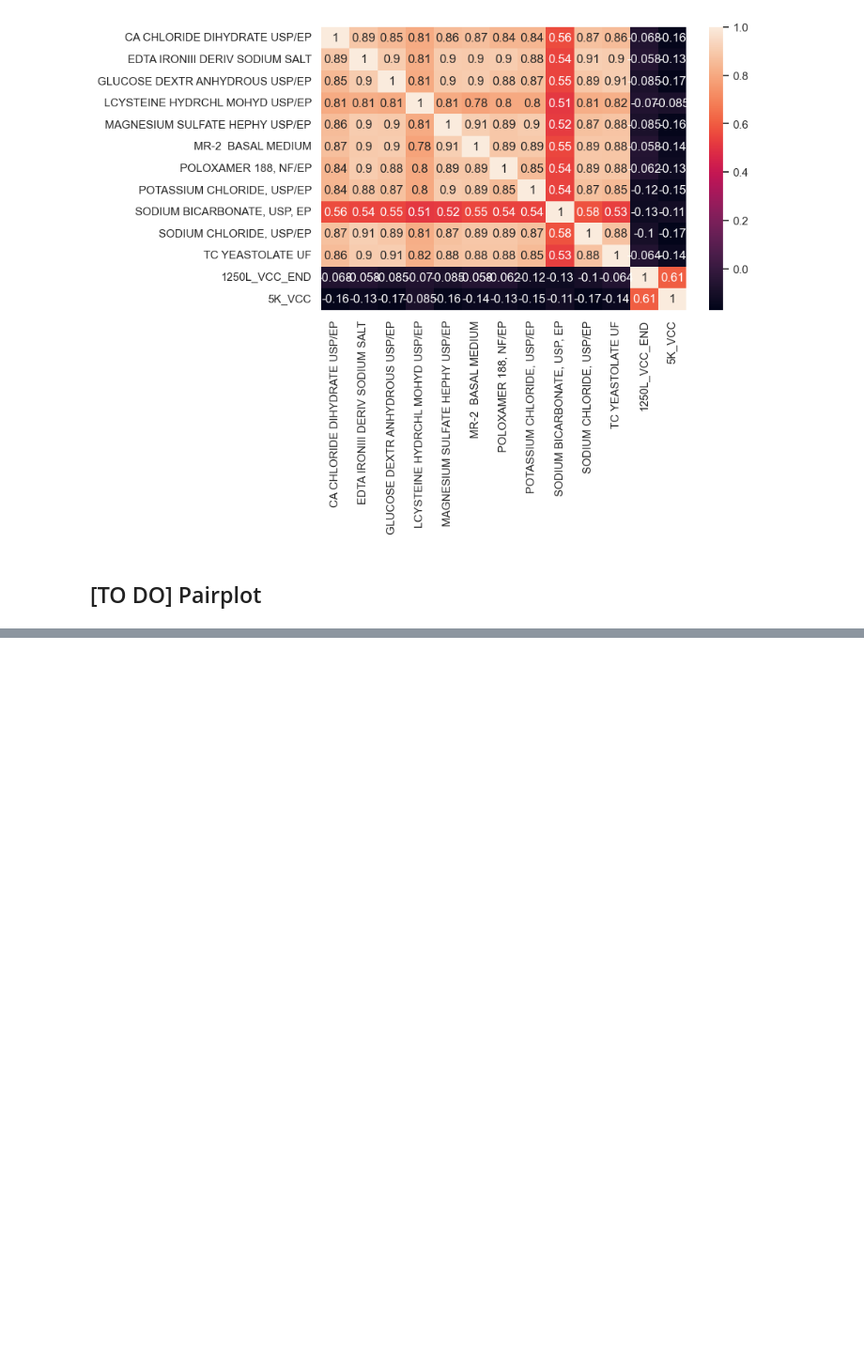
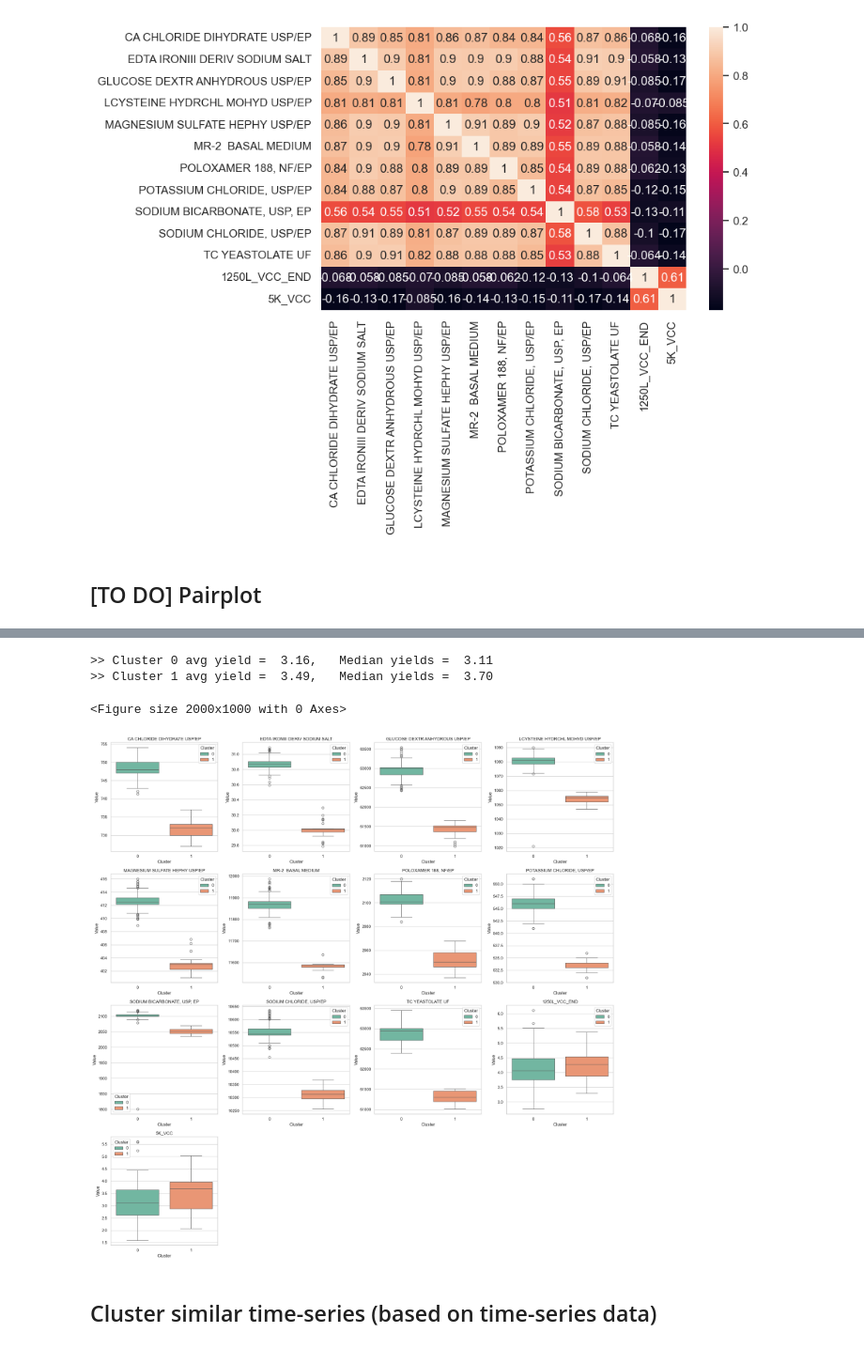
Before and after one commit to shaanchandra/multivariate_timeseries_cheatsheet, a Jupyter notebook: mv_ts_EDA.ipynb, the cells around one changed output, grey strips where cells are left out. Shown at 94% size. Drawn from its saved outputs; the diff is of its cells as text; code cells hidden in the pictures; blank space fills up the shorter version.

```diff
--- a/mv_ts_EDA.ipynb
+++ b/mv_ts_EDA.ipynb
@@ -149,0 +162,12 @@ sns.heatmap(merged_df[corr_cols].corr(), annot=True)
+# %%
+print(f">> Cluster 0 avg yield = {cluster_obj.meta_data[cluster_obj.meta_data['Cluster'] == 0]['5K_VCC'].mean() : .2f},   Median yields = {cluster_obj.meta_data[cluster_obj.meta_data['Cluster'] == 0]['5K_VCC'].median() : .2f} ")
+print(f">> Cluster 1 avg yield = {cluster_obj.meta_data[cluster_obj.meta_data['Cluster'] == 1]['5K_VCC'].mean() : .2f},   Median yields = {cluster_obj.meta_data[cluster_obj.meta_data['Cluster'] == 1]['5K_VCC'].median() : .2f} ")
+print("\n\n")
+cluster_obj.visualize_cluster_differences()
+# %% [output]
+>> Cluster 0 avg yield =  3.16,   Median yields =  3.11
+>> Cluster 1 avg yield =  3.49,   Median yields =  3.70
+<Figure size 2000x1000 with 0 Axes>
+[figure, added]
+# %% [markdown]
+## Cluster similar time-series (based on time-series data)
```
Also changed, not shown: parts of 4 cells of this notebook, 1 other file.
